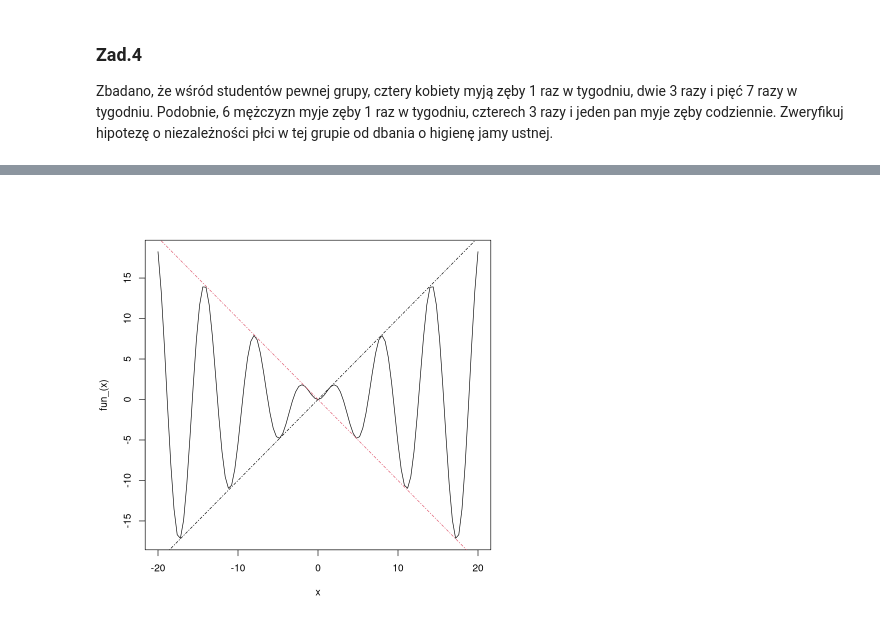
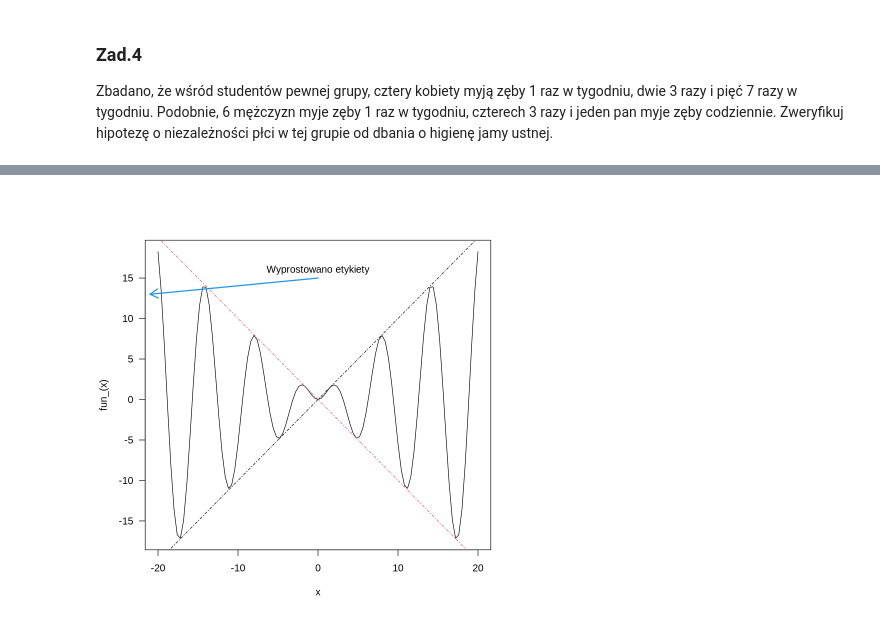
Before and after one commit to 30james00/pollub_R, a Jupyter notebook: Lab9.ipynb, the cells around one changed output, grey strips where cells are left out. Saved outputs shown, nothing was run; the diff lists cells and outputs as text; code cells hidden in the pictures.

```diff
--- a/Lab9.ipynb
+++ b/Lab9.ipynb
@@ -185,9 +165,11 @@ na przedziale [-20, 20]
 # %%
 fun_ <- function(x) {
   return(x * sin(x))
 }
-curve(fun_(x), from = -20, to = 20)
+curve(fun_(x), from = -20, to = 20, las = 1)
 abline(0, 1, lty = 4)
 abline(0, -1, lty = 4, col = 2)
+text(0, 16, "Wyprostowano etykiety")
+arrows(0, 15, -21, 13, angle = 30, length = 0.15, code = 2, lwd = 2, col = 4)
 # %% [output]
-[figure, old version]
+[figure, new version]
```
Also changed, not shown: parts of 7 cells of this notebook, 1 other file.
